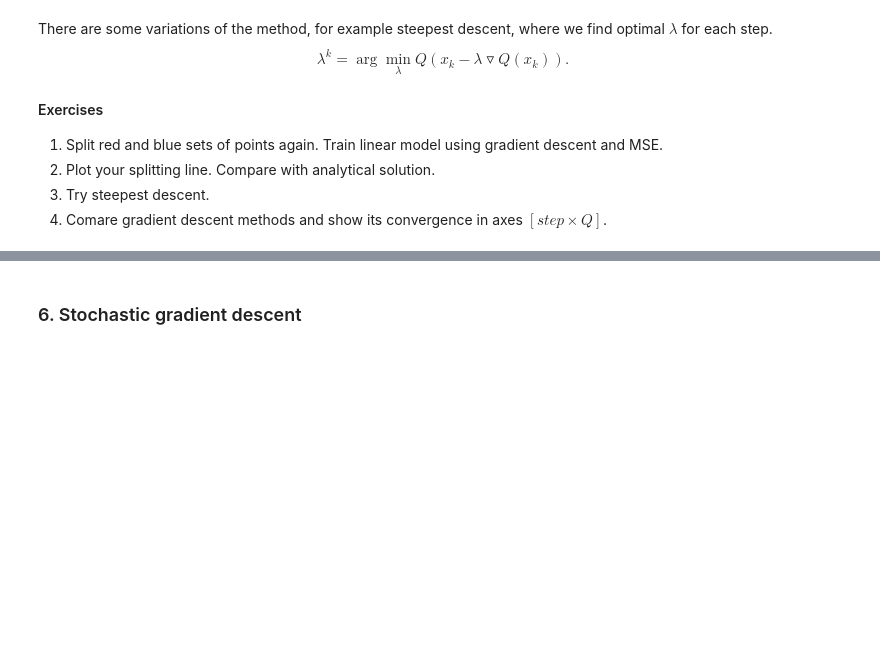
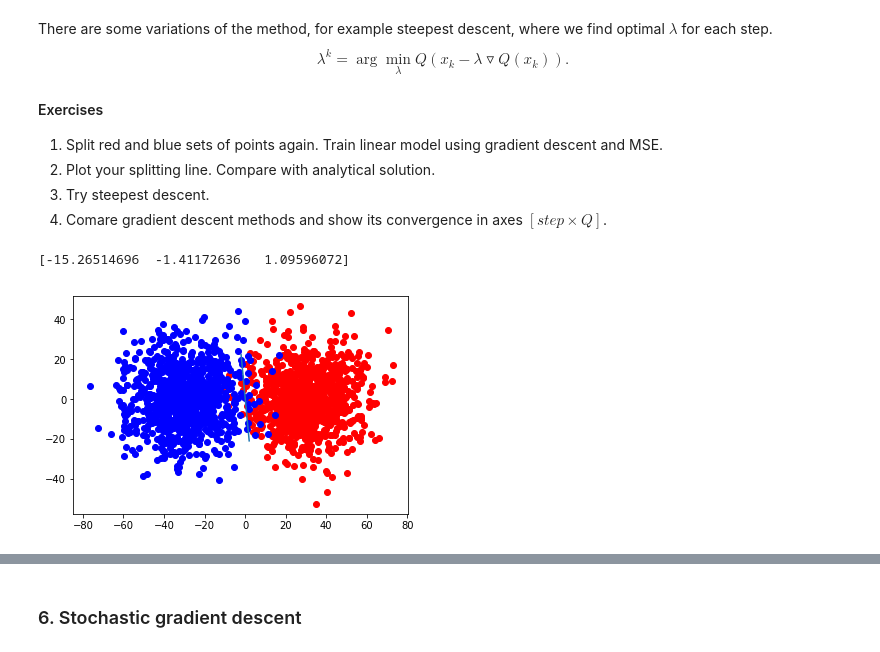
Before and after one commit to ZeDRoman/Sonia, a Jupyter notebook: lab-1.ipynb, the cells around one changed output, grey strips where cells are left out. Drawn from its saved outputs; the diff is of its cells as text; code cells hidden in the pictures; blank space fills up the shorter version.

```diff
--- a/lab-1.ipynb
+++ b/lab-1.ipynb
@@ -370,7 +422,7 @@ x = np.random.uniform(0.5, 1.5, 2)
 xes = [x[0]]
 yes = [x[1]]
 
-for i in range(130000):
+while(modle(grad(x)) > 0.01):
     x -= (1e-5 / modle(grad(x))) * grad(x)
     xes.append(x[0])
     yes.append(x[1])
@@ -397,3 +449,63 @@ $$\lambda^{k} = \arg\min_{\lambda}Q(x_k - \lambda\triangledown Q(x_k)).$$
 2. Plot your splitting line. Compare with analytical solution.
 3. Try steepest descent.
 4. Comare gradient descent methods and show its convergence in axes $[step \times Q]$.
+# %%
+import seaborn as sns
+cov = np.array([[200,5],[5,200]])
+blue_centre = np.array([-30,0])
+red_centre = np.array([30,0])
+N = 1000
+x_1 = np.random.multivariate_normal(mean=red_centre, cov=cov, size=N)
+N = 1000
+y_1 = np.random.multivariate_normal(mean=blue_centre, cov=cov, size=N)
+plt.scatter(x_1[:,0], x_1[:,1], color='red')
+plt.scatter(y_1[:,0], y_1[:,1], color='blue')
+
+c = np.concatenate((x_1, y_1), axis=0)
+c = np.concatenate((c, np.ones((2 * N, 1))), axis=1)
+x = c
+y = np.concatenate((np.zeros((N, 1)) + 1, np.zeros((N, 1)) - 1), axis=0)
+
+def f(x,y,w):
+    ans = 0.0
+    for i in range(x.shape[0]):
+        ans += np.log(1 + np.exp(-y[i] * np.dot(w.T, x[i, :])))
+    return ans
+
+def grad(x,y,w):
+    ans = np.array([0.0, 0, 0])
+    for i in range(x.shape[0]):
+#         c = -y[i] * np.dot(w.T, x[i, :])
+#         k1 = y[i] * x[i, :] * np.exp(c) * c
+#         d1 = np.exp(c) + 1
+#         ans += k1 / d1
+        ans += y[i] * x[i, :]
+    return ans
+
+def modle(x):
+    return (x[0] ** 2 + x[1] ** 2 + x[2] ** 2) ** (1/2)
+
+w = np.random.uniform(-2, 2, 3)
+w_0 = [w[0]]
+w_1 = [w[1]]
+w_2 = [w[2]]
+# while(modle(grad(x, y, w)) > 0.01):
+for i in range(2500):
+    w -= (1e-7) * grad(x, y, w)
+    w_0.append(w[0])
+    w_1.append(w[1])
+    w_2.append(w[2])
+print(w)
+
+def liney(w, x):
+    return (-w[0] * x - w[2])/ w[1]
+def line(w):
+    x = np.array([-2, 2])
+    y = liney(w, x)
+    plt.plot(x, y)
+line(w)
+
+normal_gradient = np.array([w[0], w[1]])
+# %% [output]
+[-15.26514696  -1.41172636   1.09596072]
+[figure, added]
```
Also changed, not shown: parts of 15 cells of this notebook, 3 other files.
